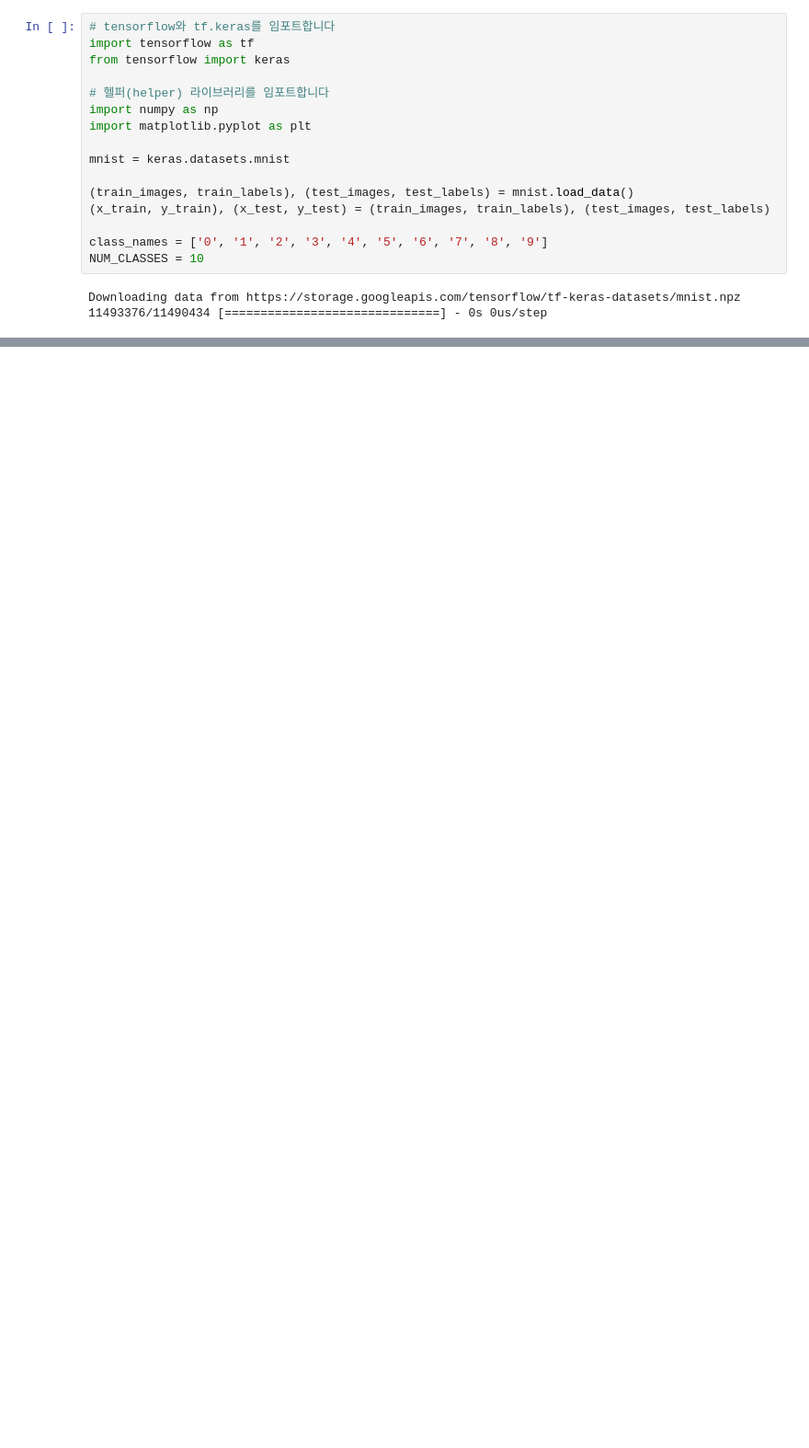
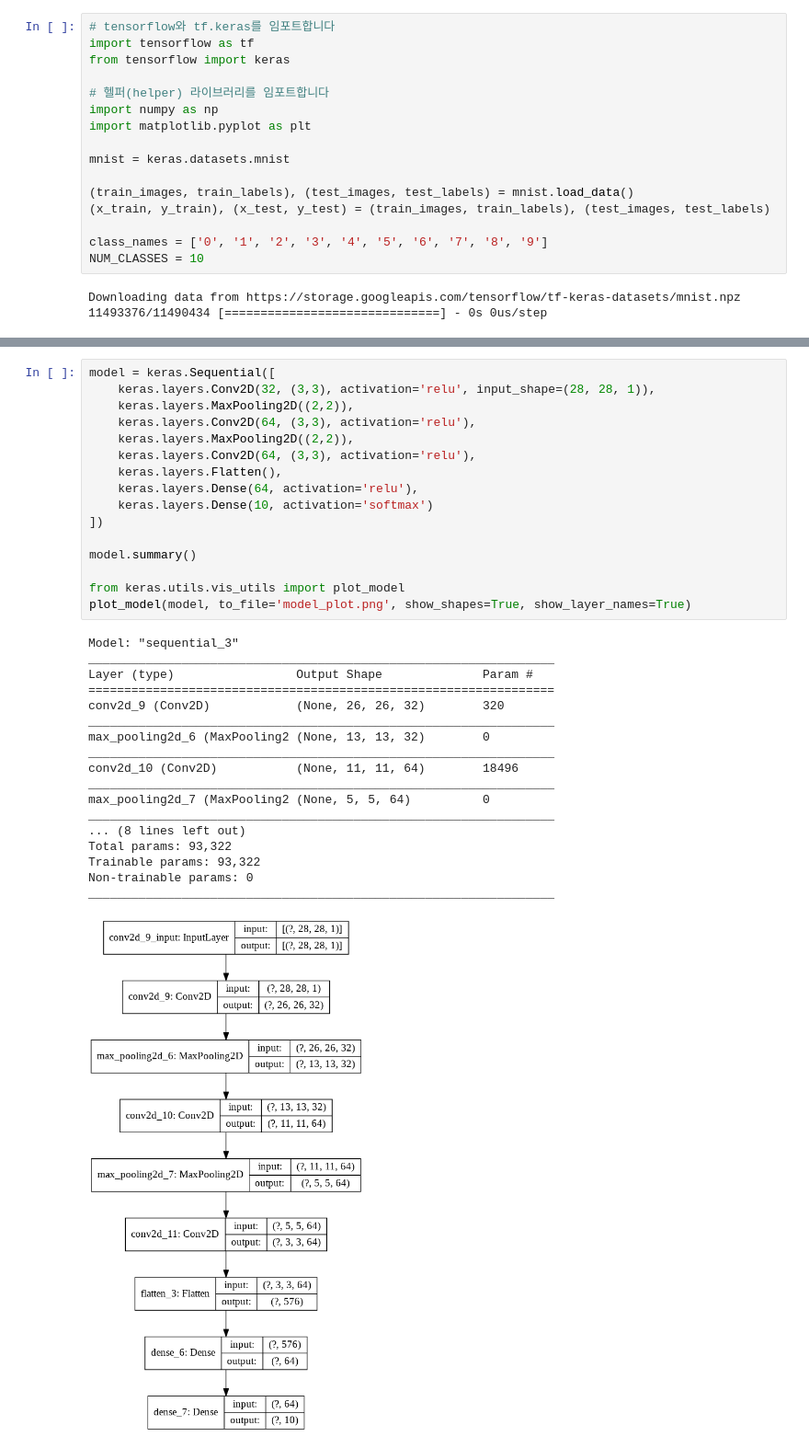
Before and after one commit to kotech1/computervision, a Jupyter notebook: 05_cnnbasic.ipynb, the cells around one changed output, grey strips where cells are left out. Shown at 92% size. Drawn from its saved outputs; the diff is of its cells as text; blank space fills up the shorter version.

```diff
--- a/05_cnnbasic.ipynb
+++ b/05_cnnbasic.ipynb
@@ -30,0 +36,35 @@ print("converted y.shape = ", y_train.shape)
+# %%
+model = keras.Sequential([
+    keras.layers.Conv2D(32, (3,3), activation='relu', input_shape=(28, 28, 1)),
+    keras.layers.MaxPooling2D((2,2)),
+    keras.layers.Conv2D(64, (3,3), activation='relu'),
+    keras.layers.MaxPooling2D((2,2)),
+    keras.layers.Conv2D(64, (3,3), activation='relu'),
+    keras.layers.Flatten(),
+    keras.layers.Dense(64, activation='relu'),
+    keras.layers.Dense(10, activation='softmax')
+])
+
+model.summary()
+
+from keras.utils.vis_utils import plot_model
+plot_model(model, to_file='model_plot.png', show_shapes=True, show_layer_names=True)
+# %% [output]
+Model: "sequential_3"
+_________________________________________________________________
+Layer (type)                 Output Shape              Param #
+=================================================================
+conv2d_9 (Conv2D)            (None, 26, 26, 32)        320
+_________________________________________________________________
+max_pooling2d_6 (MaxPooling2 (None, 13, 13, 32)        0
+_________________________________________________________________
+conv2d_10 (Conv2D)           (None, 11, 11, 64)        18496
+_________________________________________________________________
+max_pooling2d_7 (MaxPooling2 (None, 5, 5, 64)          0
+_________________________________________________________________
+... (8 lines left out)
+Total params: 93,322
+Trainable params: 93,322
+Non-trainable params: 0
+_________________________________________________________________
+[figure, added]
```
Also changed, not shown: parts of 3 cells of this notebook.
